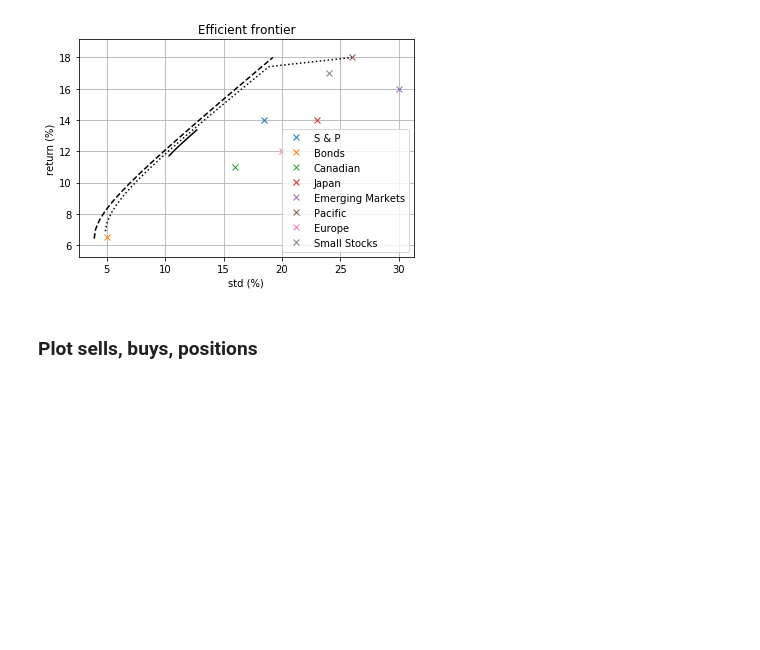
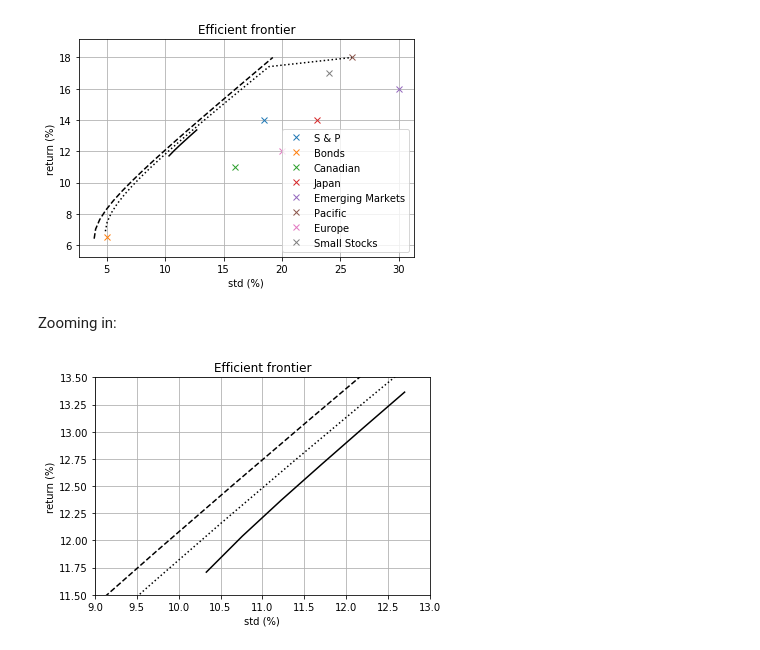
Before and after one commit to mcdeoliveira/pyoptimum-examples, a Jupyter notebook: examples/portfolio.ipynb, the cells around one changed output. Drawn from its saved outputs; the diff is of its cells as text; code cells hidden in the pictures; blank space fills up the shorter version.

```diff
--- a/examples/portfolio.ipynb
+++ b/examples/portfolio.ipynb
@@ -630,5 +700,24 @@ plt.grid()
 plt.show()
 # %% [output]
 [figure]
-# %% [markdown]
-### Plot sells, buys, positions
+# %% [markdown]
+Zooming in:
+# %%
+# plot frontier
+ylim = (11.5, 13.5)
+xlim = (9, 13)
+
+for i, label in enumerate(assets['Label'].values):
+    plt.plot(np.sqrt(Q[i,i]), r[i], 'x', color=colors[np.mod(i, len(colors))])
+plt.plot(np.sqrt(var0), mu0, 'k--')
+plt.plot(np.sqrt(var1), mu1, 'k:')
+plt.plot(np.sqrt(var2), mu2, 'k')
+plt.xlabel('std (%)')
+plt.ylabel('return (%)')
+plt.title('Efficient frontier')
+plt.ylim(ylim)
+plt.xlim(xlim)
+plt.grid()
+plt.show()
+# %% [output]
+[figure, added]
```
Also changed, not shown: parts of 74 cells of this notebook, 1 other file.
